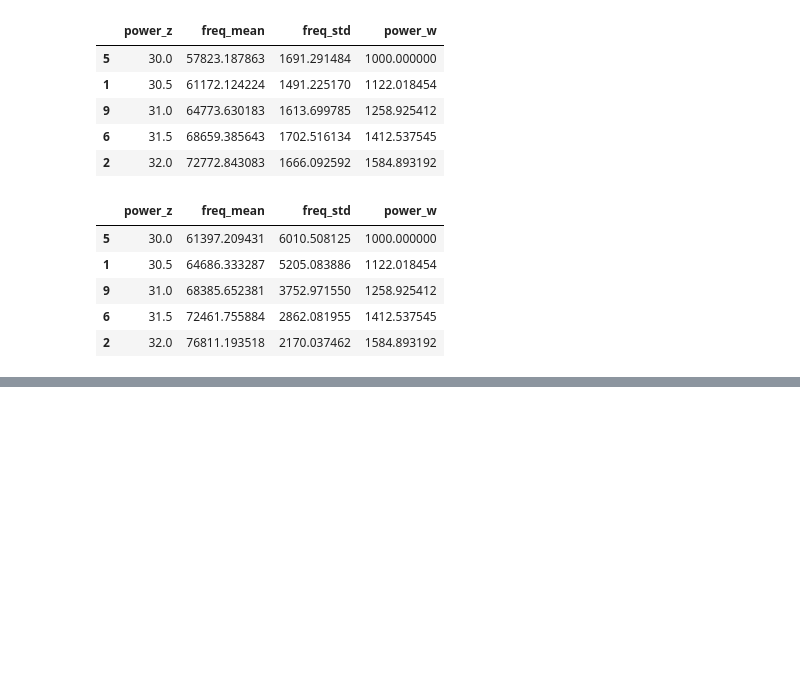
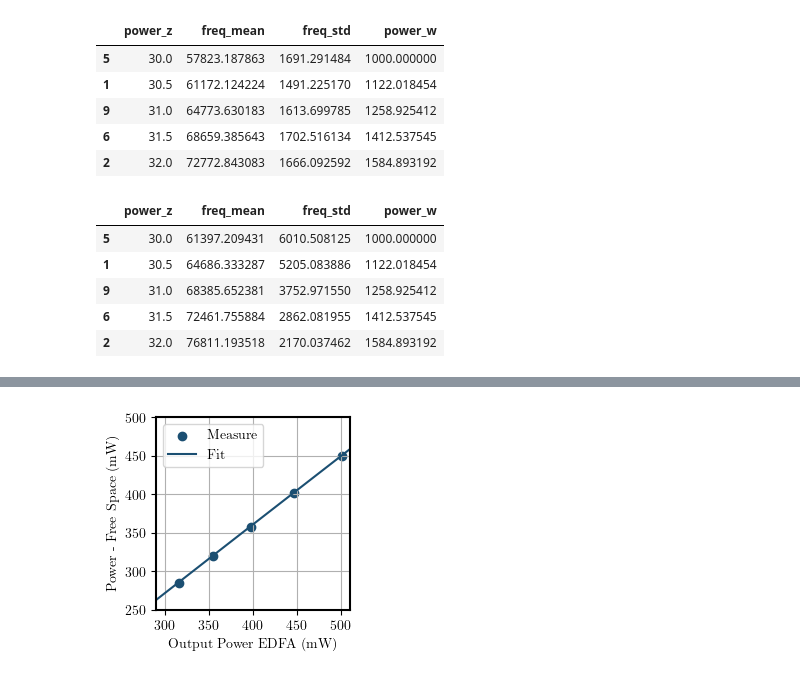
Before and after one commit to oscarkremer/dissertation-codes, a Jupyter notebook: notebooks/Chapter 5/5.Freq vs power.ipynb, the cells around one changed output, grey strips where cells are left out. Drawn from its saved outputs; the diff is of its cells as text; code cells hidden in the pictures; blank space fills up the shorter version.

```diff
--- a/notebooks/Chapter 5/5.Freq vs power.ipynb
+++ b/notebooks/Chapter 5/5.Freq vs power.ipynb
@@ -79,0 +85,24 @@ plt.show()
+# %%
+colors = ['#2E86C1', '#85C1E9', '#1B4F72']
+fig = plt.figure(figsize=(5.4*1.3*10, 10*4.2))
+fig.set_size_inches(2.5*1, 2.5, forward=True)
+
+plt.grid()
+
+output_edfa = np.array([25, 25.5, 26, 26.5, 27, 27.5])
+measure_free_space = np.array([24.54965127, 25.04216281, 25.5365586, 26.03915562, 26.52870631, 27.01406451])
+plt.scatter(10**(output_edfa/10), 10**(measure_free_space/10), color=colors[2], label='Measure')
+x = np.linspace(24, 28, 100)
+plt.plot(10**(x/10), 10**((0.988*x -0.141)/10), label='Fit', color=colors[2])
+
+#plt.yscale('log')
+plt.xlabel('Output Power EDFA (mW)')
+plt.ylabel(r'Power - Free Space (mW)')
+plt.xlim([290, 510])
+plt.ylim([250, 500])
+plt.xticks([300, 350, 400, 450, 500])
+plt.legend()
+plt.savefig('../../plots/Chapter 5/out_power_vs_space_power.pdf', dpi=300, bbox_inches = 'tight')
+plt.show()
+# %% [output]
+[figure, added]
```
Also changed, not shown: parts of 3 cells of this notebook, 23 other files.
